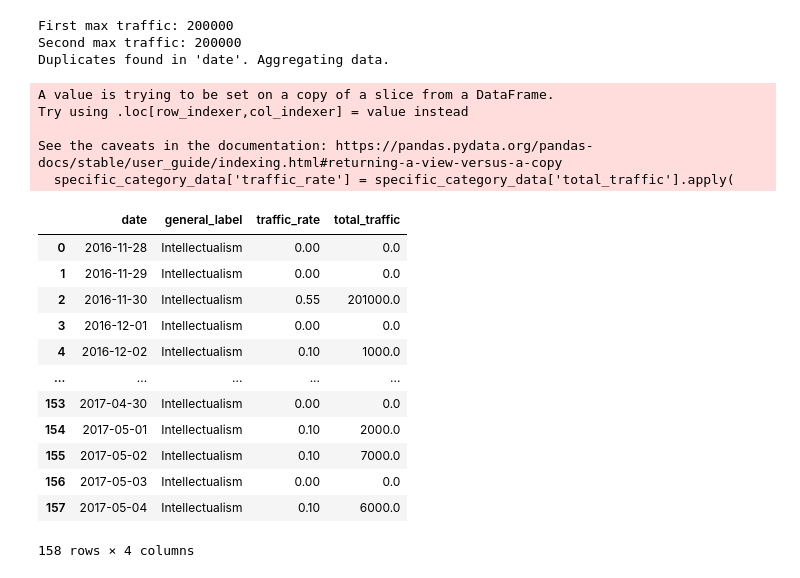
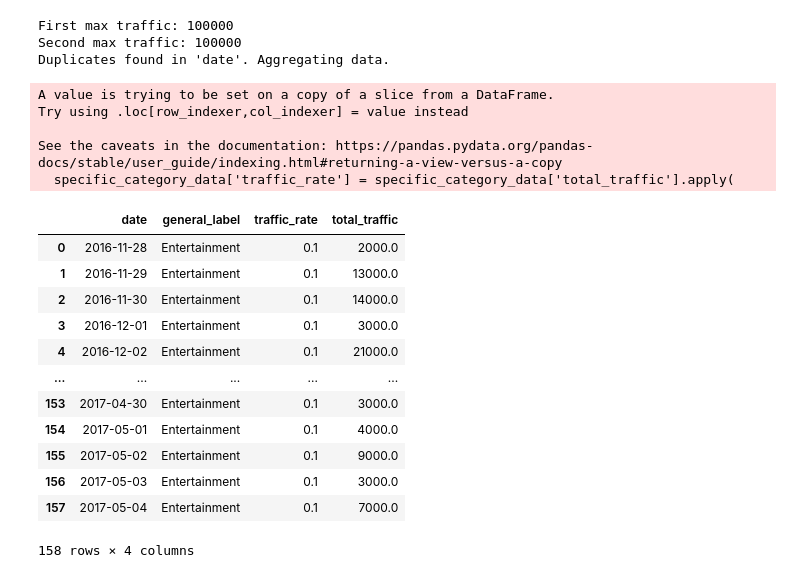
Before and after one commit to MohamedAlkurdi/Trends_prediction_model, a Jupyter notebook: Classification/relative_traffic_rate_calculation.ipynb, the cells around one changed output. Drawn from its saved outputs; the diff is of its cells as text; code cells hidden in the pictures.

```diff
--- a/Classification/relative_traffic_rate_calculation.ipynb
+++ b/Classification/relative_traffic_rate_calculation.ipynb
@@ -25,12 +25,12 @@ def calculate_traffic_rate(value, max):
 clusters = ['Economy','Technology and Science', 'Entertainment','Lifestyle','Accident','Geopolitical','Intellectualism']
 countries = {'africa':['Kenya','Nigeria','SouthAfrica'],'europe':['Denmark','UK','Finland'],'north_america_australia':['Australia','Canada','USA'],'west_asia':['Malaysia','Philippines','Singapore']}
 # %%
-country = countries['west_asia'][2]
+country = countries['europe'][2]
 #--------general labels--------#
 # path = f"./output/regions/africa/clustered_classified_data/{country}_clustered_classified.csv"
 # path = f'./output/regions/europe/clustered_classified_data/{country}_clustered_classified.csv'
 # path = f'./output/regions/north_america_australia/clustered_classified_data/{country}_clustered_classified.csv'
-path = f'./output/regions/west_asia/clustered_classified_data/{country}_clustered_classified.csv'
+path = f'./output/regions/europe/clustered_classified_data/{country}_clustered_classified.csv'
 data = pd.read_csv(path)
 # %%
 # Ensure clean_traffic, calculate_traffic_rate, and clusters are defined.
@@ -57,7 +57,7 @@ category_time_distribution = (
 )
 
 # Filter for a specific category
-specific_category = clusters[6]  # Ensure clusters is defined
+specific_category = clusters[2]  # Ensure clusters is defined
 specific_category_data = category_time_distribution[
     category_time_distribution['general_label'] == specific_category
 ]
@@ -86,45 +86,45 @@ date_index = pd.date_range(start_date, end_date)
 
 # Reindex to include all dates in the range
 specific_category_data = specific_category_data.reindex(date_index)
 
 # Fill missing values with defaults
 specific_category_data.fillna({
     'general_label': specific_category,
     'traffic_rate': 0,
     'total_traffic': 0
 }, inplace=True)
 
 # Reset index and rename columns
 specific_category_data.reset_index(inplace=True)
 specific_category_data.rename(columns={'index': 'date'}, inplace=True)
 
-pathString = f'./output/regions/west_asia/genral_labeled_data_with_relative_traffic_rates/{specific_category}/{country}_with_relative_traffic_rates.csv'
+pathString = f'./output/regions/europe/genral_labeled_data_with_relative_traffic_rates/{specific_category}/{country}_with_relative_traffic_rates.csv'
 directory = os.path.dirname(pathString)
 
 if not os.path.exists(directory):
     os.makedirs(directory)
 specific_category_data.to_csv(pathString, index=False)
 
 specific_category_data
 # %% [output]
-First max traffic: 200000
-Second max traffic: 200000
+First max traffic: 100000
+Second max traffic: 100000
 Duplicates found in 'date'. Aggregating data.
 A value is trying to be set on a copy of a slice from a DataFrame.
 Try using .loc[row_indexer,col_indexer] = value instead
 
 See the caveats in the documentation: https://pandas.pydata.org/pandas-docs/stable/user_guide/indexing.html#returning-a-view-versus-a-copy
   specific_category_data['traffic_rate'] = specific_category_data['total_traffic'].apply(
 |  | date | general_label | traffic_rate | total_traffic |
-| 0 | 2016-11-28 | Intellectualism | 0.00 | 0.0 |
-| 1 | 2016-11-29 | Intellectualism | 0.00 | 0.0 |
-| 2 | 2016-11-30 | Intellectualism | 0.55 | 201000.0 |
-| 3 | 2016-12-01 | Intellectualism | 0.00 | 0.0 |
-| 4 | 2016-12-02 | Intellectualism | 0.10 | 1000.0 |
+| 0 | 2016-11-28 | Entertainment | 0.1 | 2000.0 |
+| 1 | 2016-11-29 | Entertainment | 0.1 | 13000.0 |
+| 2 | 2016-11-30 | Entertainment | 0.1 | 14000.0 |
+| 3 | 2016-12-01 | Entertainment | 0.1 | 3000.0 |
+| 4 | 2016-12-02 | Entertainment | 0.1 | 21000.0 |
 | ... | ... | ... | ... | ... |
-| 153 | 2017-04-30 | Intellectualism | 0.00 | 0.0 |
-| 154 | 2017-05-01 | Intellectualism | 0.10 | 2000.0 |
-| 155 | 2017-05-02 | Intellectualism | 0.10 | 7000.0 |
-| 156 | 2017-05-03 | Intellectualism | 0.00 | 0.0 |
-| 157 | 2017-05-04 | Intellectualism | 0.10 | 6000.0 |
+| 153 | 2017-04-30 | Entertainment | 0.1 | 3000.0 |
+| 154 | 2017-05-01 | Entertainment | 0.1 | 4000.0 |
+| 155 | 2017-05-02 | Entertainment | 0.1 | 9000.0 |
+| 156 | 2017-05-03 | Entertainment | 0.1 | 3000.0 |
+| 157 | 2017-05-04 | Entertainment | 0.1 | 7000.0 |
 158 rows × 4 columns
```
Also changed, not shown: 4 other files.
